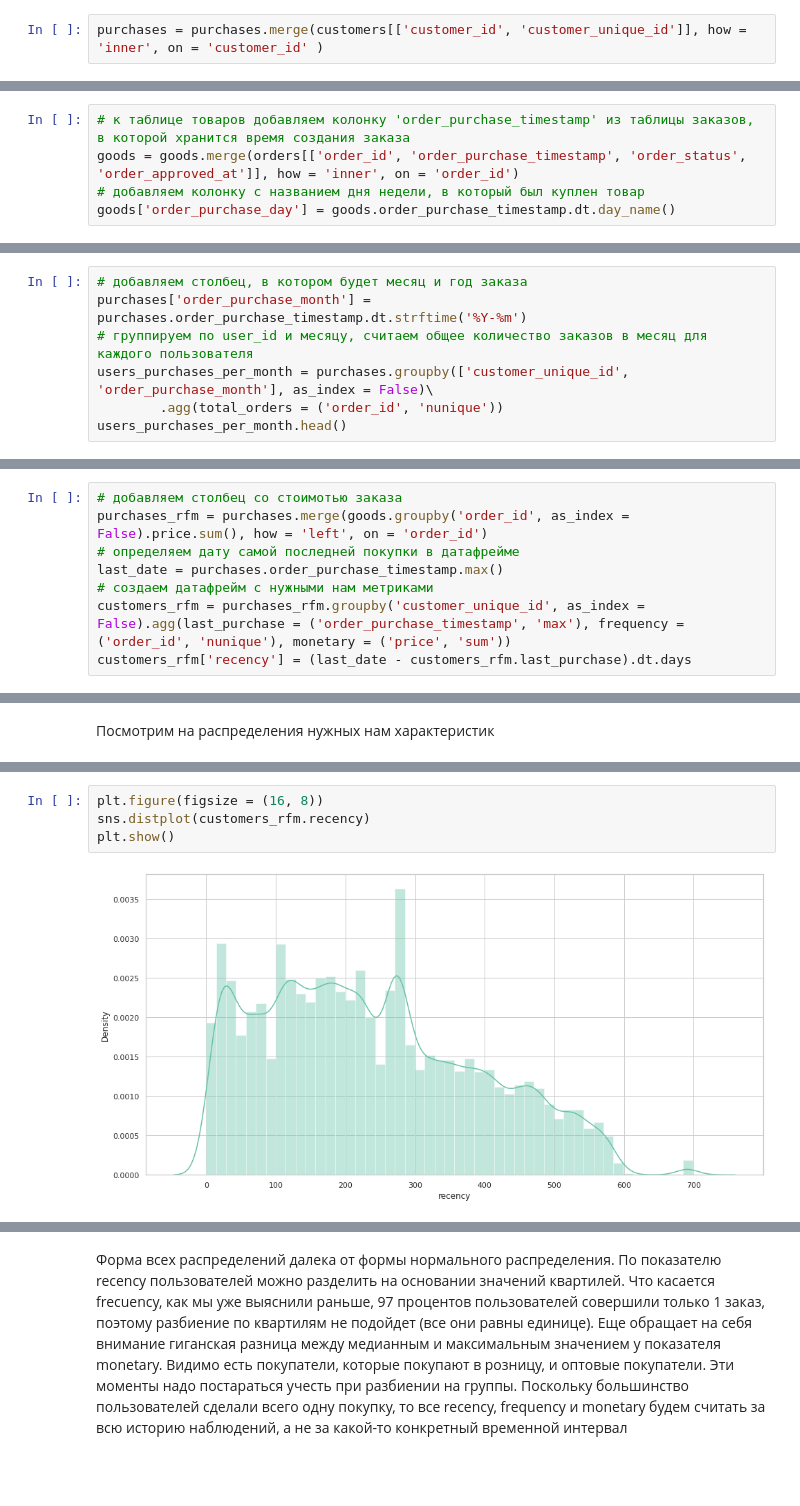
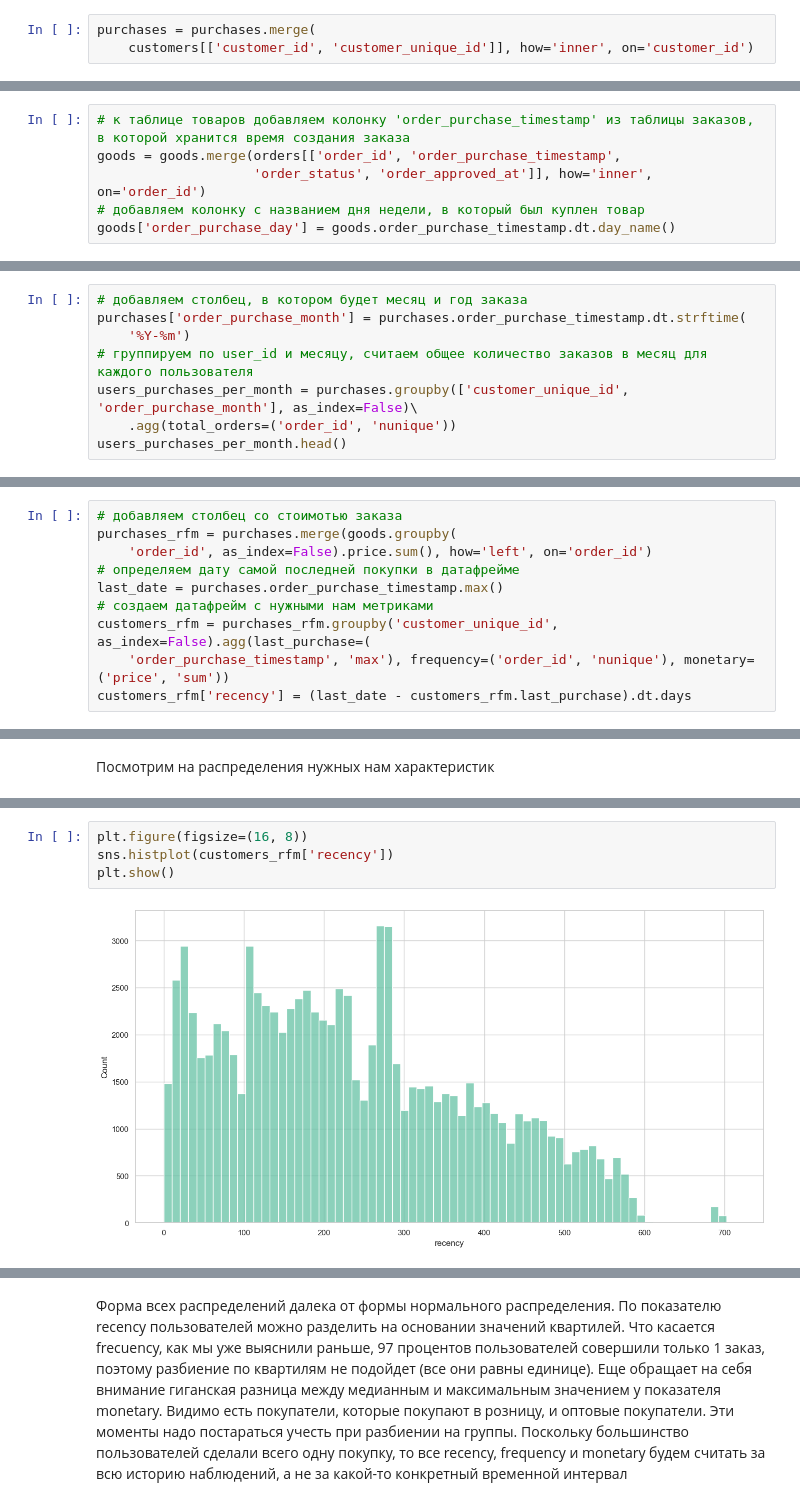
Before and after one commit to EkaterinaStan/e-commerce_analysis, a Jupyter notebook: stankova_variant_1.ipynb, the cells around one changed output, grey strips where cells are left out. Cells and saved outputs as stored; diff of their text form; blank space fills up the shorter version.

```diff
--- a/stankova_variant_1.ipynb
+++ b/stankova_variant_1.ipynb
@@ -158,5 +162,6 @@ dtype: int64
 # %% [markdown]
 Для того, чтобы посчитать, сколько пользователей совершили покупку 1 раз, достанем уникальный id пользователя из таблицы пользователей
 # %%
-purchases = purchases.merge(customers[['customer_id', 'customer_unique_id']], how = 'inner', on = 'customer_id' )
+purchases = purchases.merge(
+    customers[['customer_id', 'customer_unique_id']], how='inner', on='customer_id')
 # %%
@@ -251,7 +255,8 @@ dtype: float64
 # Задача 3: по каждому товару определить, в какой день недели товар чаще всего покупается
 # %%
 # к таблице товаров добавляем колонку 'order_purchase_timestamp' из таблицы заказов, в которой хранится время создания заказа
-goods = goods.merge(orders[['order_id', 'order_purchase_timestamp', 'order_status', 'order_approved_at']], how = 'inner', on = 'order_id')
+goods = goods.merge(orders[['order_id', 'order_purchase_timestamp',
+                    'order_status', 'order_approved_at']], how='inner', on='order_id')
 # добавляем колонку с названием дня недели, в который был куплен товар
 goods['order_purchase_day'] = goods.order_purchase_timestamp.dt.day_name()
 # %%
@@ -374,10 +380,11 @@ purchases.head()
 | 4 | ad21c59c0840e6cb83a9ceb5573f8159 | 8ab97904e6daea8866dbdbc4fb7aad2c | delivered | 2018-02-13 21:18:39 | 2018-02-13 22:20:29 | 2018-02-14 19:46:34 | ... |
 # %%
 # добавляем столбец, в котором будет месяц и год заказа
-purchases['order_purchase_month'] = purchases.order_purchase_timestamp.dt.strftime('%Y-%m')
+purchases['order_purchase_month'] = purchases.order_purchase_timestamp.dt.strftime(
+    '%Y-%m')
 # группируем по user_id и месяцу, считаем общее количество заказов в месяц для каждого пользователя
-users_purchases_per_month = purchases.groupby(['customer_unique_id', 'order_purchase_month'], as_index = False)\
-        .agg(total_orders = ('order_id', 'nunique'))
+users_purchases_per_month = purchases.groupby(['customer_unique_id', 'order_purchase_month'], as_index=False)\
+    .agg(total_orders=('order_id', 'nunique'))
 users_purchases_per_month.head()
 # %% [output]
 |  | customer_unique_id | order_purchase_month | total_orders |
@@ -564,11 +580,13 @@ goods.head(20)
 Из первых 20 записей таблицы видно, что если в одном заказе несколько одинаковых товаров (как в заказе 0008288aa423d2a3f00fcb17cd7d8719), то они дублируются отдельными строчками, поэтому, чтобы рассчитать общую стоимость заказа, будем просто аггрегировать колонку price
 # %%
 # добавляем столбец со стоимотью заказа
-purchases_rfm = purchases.merge(goods.groupby('order_id', as_index = False).price.sum(), how = 'left', on = 'order_id')
+purchases_rfm = purchases.merge(goods.groupby(
+    'order_id', as_index=False).price.sum(), how='left', on='order_id')
 # определяем дату самой последней покупки в датафрейме
 last_date = purchases.order_purchase_timestamp.max()
 # создаем датафрейм с нужными нам метриками
-customers_rfm = purchases_rfm.groupby('customer_unique_id', as_index = False).agg(last_purchase = ('order_purchase_timestamp', 'max'), frequency = ('order_id', 'nunique'), monetary = ('price', 'sum'))
+customers_rfm = purchases_rfm.groupby('customer_unique_id', as_index=False).agg(last_purchase=(
+    'order_purchase_timestamp', 'max'), frequency=('order_id', 'nunique'), monetary=('price', 'sum'))
 customers_rfm['recency'] = (last_date - customers_rfm.last_purchase).dt.days
 # %%
 # проверяем для всех ли покупок нашлась их стоимость
@@ -606,7 +624,7 @@ plt.show()
 # %%
-plt.figure(figsize = (16, 8))
-sns.distplot(customers_rfm.recency)
+plt.figure(figsize=(16, 8))
+sns.histplot(customers_rfm['recency'])
 plt.show()
 # %% [output]
-[figure, old version]
+[figure, new version]
 # %%
```
Also changed, not shown: parts of 49 cells of this notebook.
